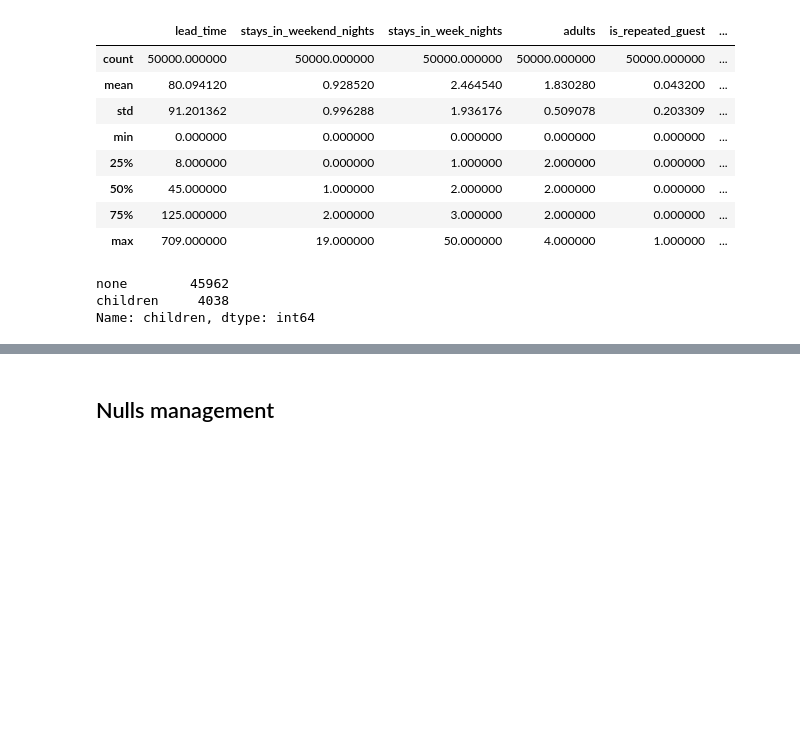
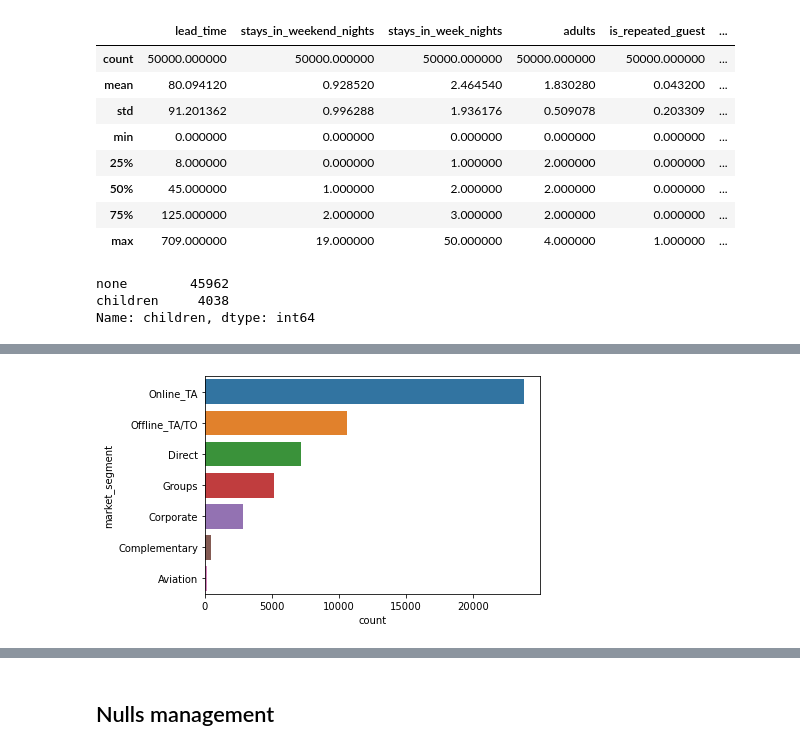
Before and after one commit to Qk527/TakeHome, a Jupyter notebook: fligoo_take_home_data_scientist.ipynb, the cells around one changed output, grey strips where cells are left out. Cells and saved outputs as stored; diff of their text form; code cells hidden in the pictures; blank space fills up the shorter version.

```diff
--- a/fligoo_take_home_data_scientist.ipynb
+++ b/fligoo_take_home_data_scientist.ipynb
@@ -93,0 +123,4 @@ Name: children, dtype: int64
+# %%
+bar_graph_values('market_segment')
+# %% [output]
+[figure, added]
```
Also changed, not shown: parts of 19 cells of this notebook.
